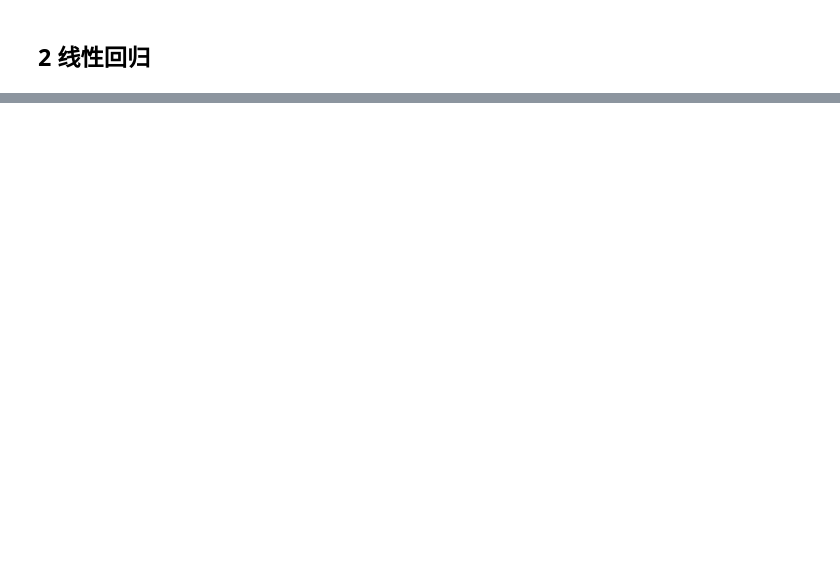
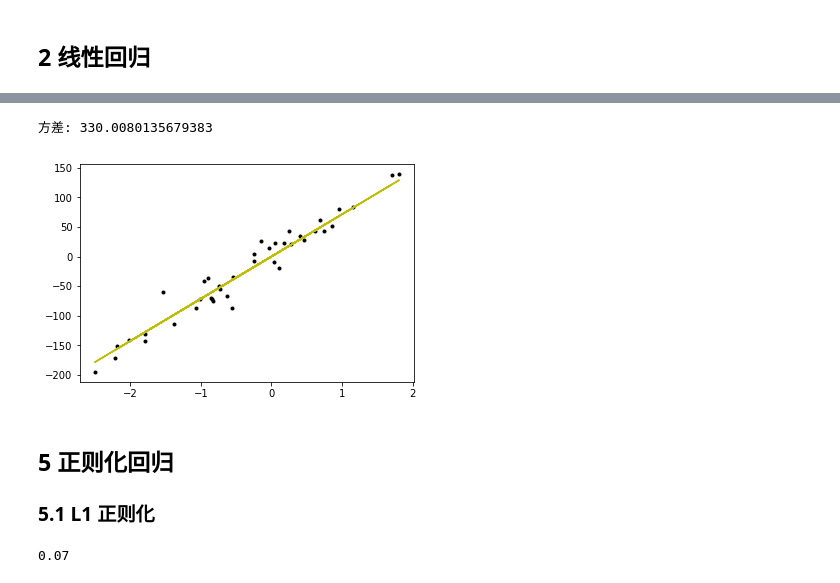
Before and after one commit to zingp/machine-learning, a Jupyter notebook: LinearModel/linear_regression.ipynb, the cells around one changed output, grey strips where cells are left out. Drawn from its saved outputs; the diff is of its cells as text; code cells hidden in the pictures; blank space fills up the shorter version.

```diff
--- a/LinearModel/linear_regression.ipynb
+++ b/LinearModel/linear_regression.ipynb
@@ -98,0 +141,30 @@ class Regression(object):
+# %%
+class LinearRegression(Regression):
+    """带有最小二乘法的线性回归
+    参数:
+    -------------
+    n_iterations
+
+    learning_rate
+
+    gradient_descent:bool
+        决定是否使用梯度下降法，如果是True则使用梯度下降，False使用最小二乘
+    """
+    def __init__(self,n_iterations=500,learning_rate=0.1,gradient_descent=True):
+        self.gradient_descent=gradient_descent
+        self.regularization=lambda x:0
+        self.regularization.grad=lambda x:0
+        super(LinearRegression,self).__init__(n_iterations=n_iterations,learning_rate=learning_rate)
+
+    def fit(self,X,y):
+        if not self.gradient_descent:
+            self.w=lsm_function(X,y)
+        else:
+            super(LinearRegression,self).fit(X,y)
+
+    def predict(self,X):
+        return super(LinearRegression,self).predict(X)
+# %%
+model=LinearRegression(n_iterations=1000,learning_rate=0.1,gradient_descent=False)
+# %%
+model.fit(X_train,y_train)
@@ -98,0 +175,15 @@ class Regression(object):
+# %%
+def test_and_draw(model):
+    y_pred=model.predict(X_test)
+    mse=mean_squared_error(y_test,y_pred)
+    print("方差:",mse)
+    plt.plot(X_test,y_test,'k.')
+    plt.plot(X_test,y_pred,'Y')
+# %%
+test_and_draw(model)
+# %% [output]
+方差: 330.0080135679383
+[figure, added]
+# %% [markdown]
+## 5 正则化回归
+### 5.1 L1 正则化
@@ -98,0 +206,4 @@ class Regression(object):
+# %%
+l1([-3,4])
+# %% [output]
+0.07
```
Also changed, not shown: parts of 19 cells of this notebook.
